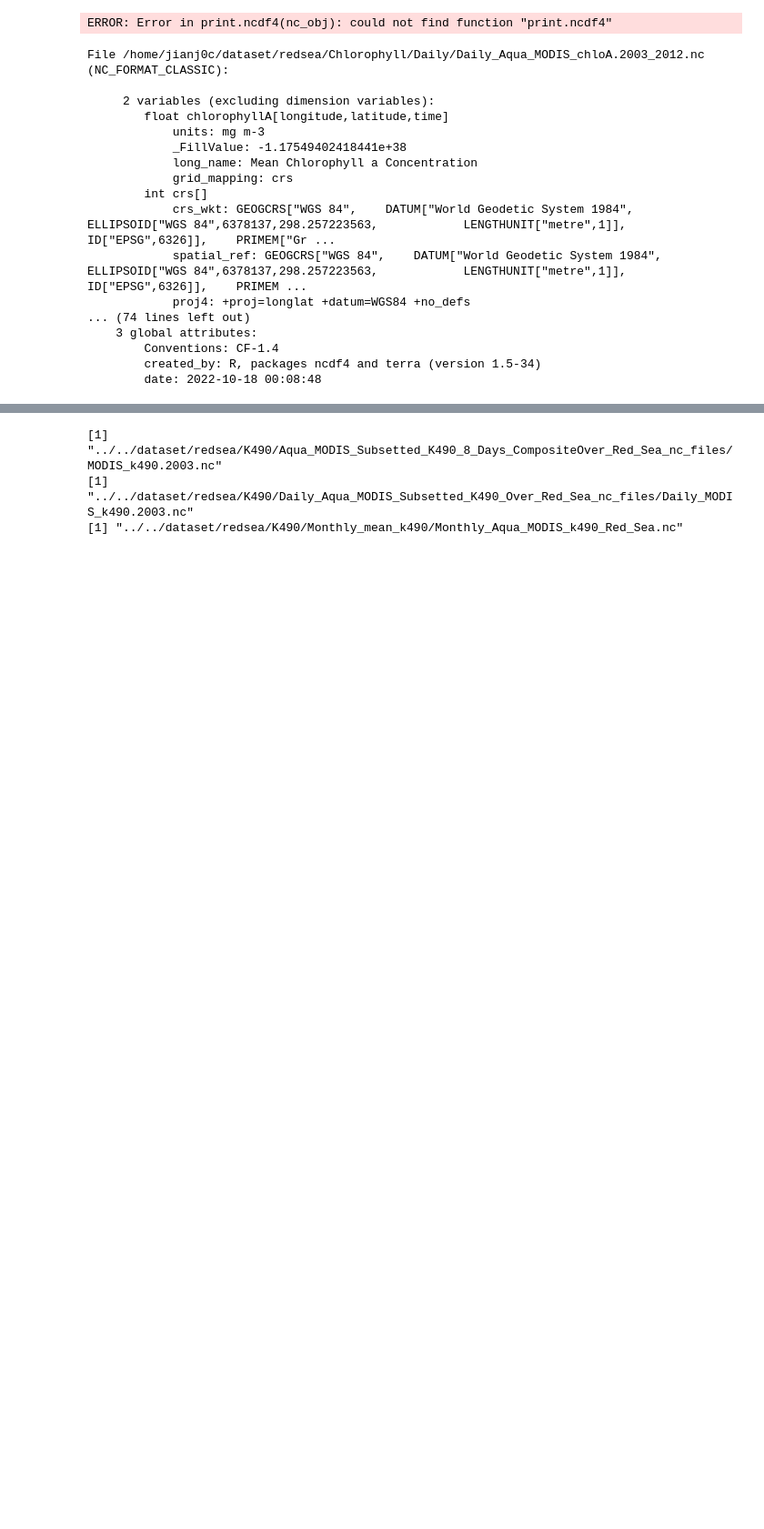
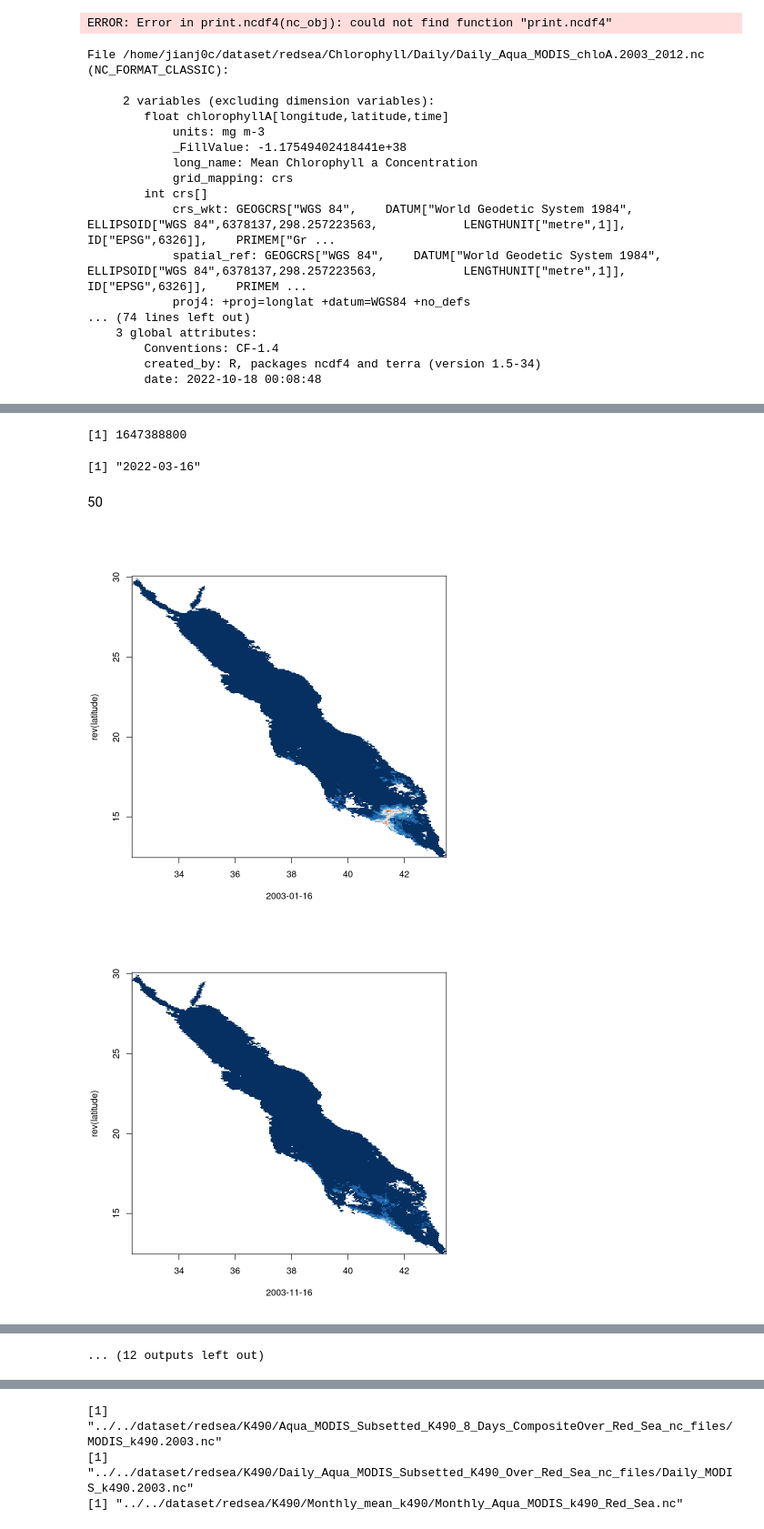
Before and after one commit to Stathastic/redsea, a Jupyter notebook: nc_data_explore.ipynb, the cells around one changed output, grey strips where cells are left out. Shown at 91% size. Cells and saved outputs as stored; diff of their text form; code cells hidden in the pictures; blank space fills up the shorter version.

Commit message:
visualize the chl data

```diff
--- a/nc_data_explore.ipynb
+++ b/nc_data_explore.ipynb
@@ -48,0 +65,4 @@ File /home/jianj0c/dataset/redsea/K490/Daily_Aqua_MODIS_Subsetted_K490_Over_Red_
+# %%
+longitude<-nc_obj$dim[[1]]$vals
+latitude <- nc_obj$dim[[2]]$vals
+time <- nc_obj$dim[[3]]$vals
@@ -106,0 +131,6 @@ dir(dir_path)[1]
+# %%
+t_base<-strsplit(ncatt_get(nc_obj,"time","units")$value," ")
+# %%
+date<-ymd(t_base[[1]][3])+dseconds(time)
+# %%
+T_array <- ncvar_get(nc_obj,"k490")
@@ -106,0 +150,18 @@ dir(dir_path)[1]
+# %%
+time[i]
+# %% [output]
+[1] 1647388800
+# %%
+date[i]
+# %% [output]
+[1] "2022-03-16"
+# %% [markdown]
+50
+# %%
+for( i in seq(1,233,10))
+{
+T_slice <- T_array[,,i]
+image(longitude,rev(latitude),T_slice[,dim(T_slice)[2]:1],xlab=date[i],col = rev(brewer.pal(10,"RdBu")))}
+# %% [output]
+[figure, added]
+[figure, added]
@@ -106,0 +178 @@ dir(dir_path)[1]
+... (12 outputs left out)
```
Also changed, not shown: parts of 39 cells of this notebook, 1 other file.
